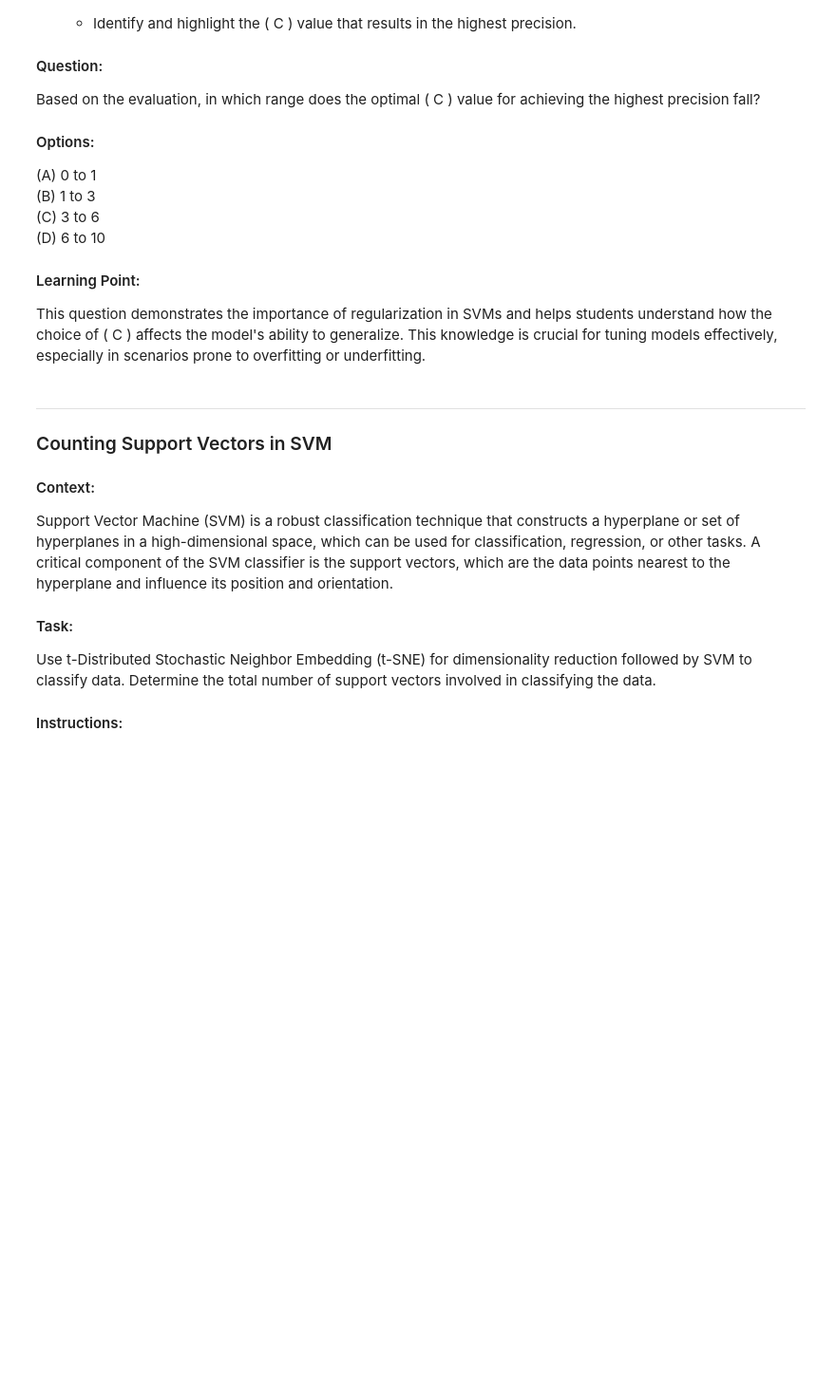
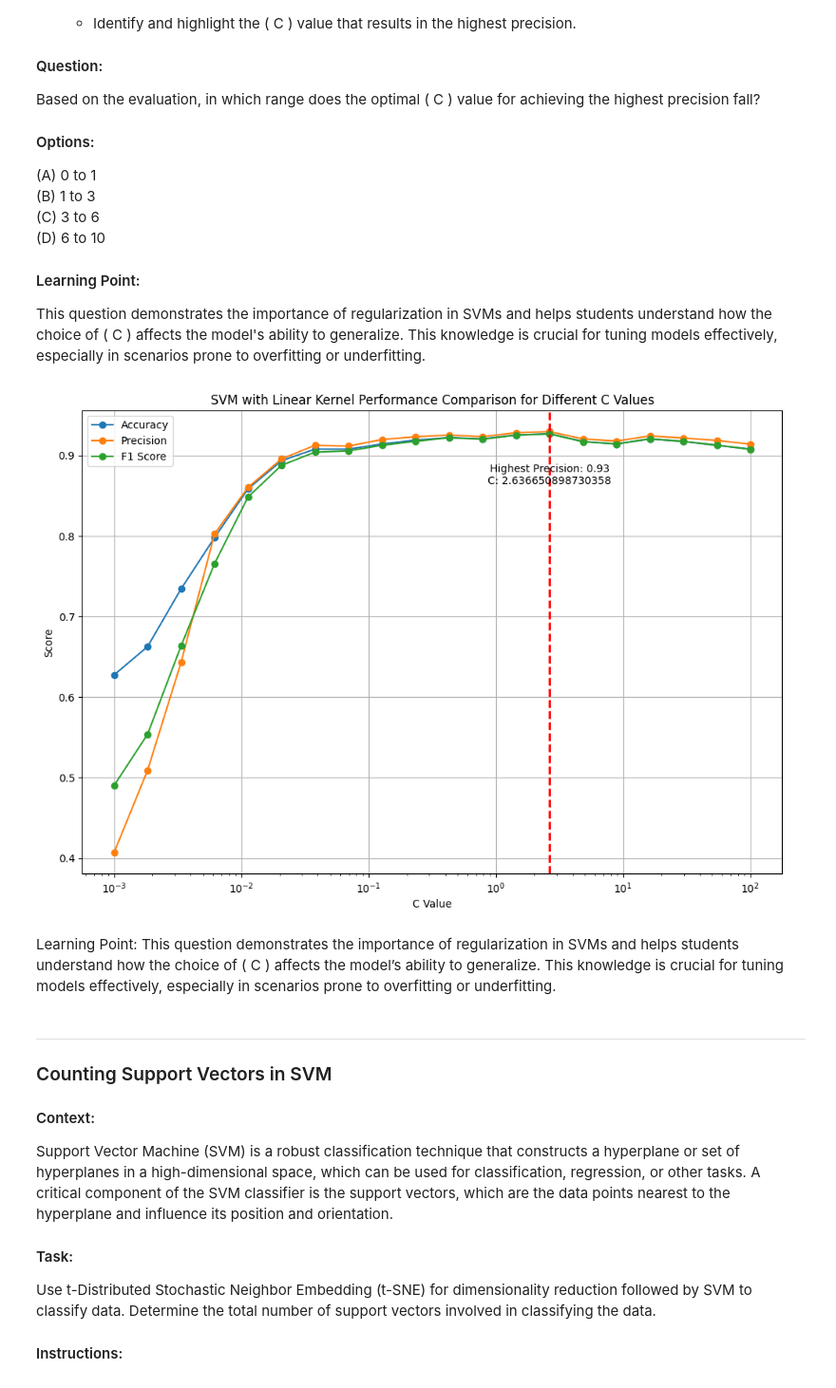
Before and after one commit to LakshArora2/Spoon-Knife, a Jupyter notebook: SVM_Case_Study.ipynb, the cells around one changed output. Shown at 95% size. Cells and saved outputs as stored; diff of their text form; code cells hidden in the pictures; blank space fills up the shorter version.

```diff
--- a/SVM_Case_Study.ipynb
+++ b/SVM_Case_Study.ipynb
@@ -619,9 +612,9 @@ Based on the evaluation, in which range does the optimal \( C \) value for achie
 This question demonstrates the importance of regularization in SVMs and helps students understand how the choice of \( C \) affects the model's ability to generalize. This knowledge is crucial for tuning models effectively, especially in scenarios prone to overfitting or underfitting.
 # %%
 # Set up the RFE with SVM as the estimator and select the top 16 features
-selector = RFE(SVC(_____='linear', random_state=42), ______=16, step=1)  # TODO: Specify the correct parameter names
-X_train_rfe = _____.fit_transform(X_train_scaled, y_train)  # TODO: Fit and transform the training data with RFE
-X_test_rfe = _____.transform(X_test_scaled)  # TODO: Transform the test data with RFE
+selector = RFE(SVC(kernel='linear', random_state=42), n_features_to_select=16, step=1)  # TODO: Specify the correct parameter names
+X_train_rfe = selector.fit_transform(X_train_scaled, y_train)  # TODO: Fit and transform the training data with RFE
+X_test_rfe = selector.transform(X_test_scaled)  # TODO: Transform the test data with RFE
 
 # Prepare cross-validation
 cv = StratifiedKFold(n_splits=5, shuffle=True, random_state=42)
@@ -633,43 +626,49 @@ precisions = []
 f1_scores = []
 
 for c in c_values:
-    svm_linear = ___(kernel='linear', ____=c, random_state=42)  # TODO: Initialize the SVC model with a linear kernel and the C parameter
+    svm_linear = SVC(kernel='linear', C=c, random_state=42)  # TODO: Initialize the SVC model with a linear kernel and the C parameter
 
     # Cross-validate the model using only the selected features by RFE
-    accuracy = np.mean(cross_val_score(_____, X_train_rfe, y_train, cv=cv, ____='accuracy'))  # TODO: Use cross_val_score to compute the mean accuracy
-    precision = np.mean(cross_val_score(svm_linear, ____, y_train, cv=cv, scoring='precision_weighted'))  # TODO: Compute the mean precision
-    f1 = np.___(cross_val_score(svm_linear, X_train_rfe, ____, __=cv, scoring='f1_weighted'))  # TODO: Compute the mean F1 score
+    accuracy = np.mean(cross_val_score(svm_linear, X_train_rfe, y_train, cv=cv, scoring='accuracy'))  # TODO: Use cross_val_score to compute the mean accuracy
+    precision = np.mean(cross_val_score(svm_linear, X_train_rfe, y_train, cv=cv, scoring='precision_weighted'))  # TODO: Compute the mean precision
+    f1 = np.mean(cross_val_score(svm_linear, X_train_rfe, y_train, cv=cv, scoring='f1_weighted'))  # TODO: Compute the mean F1 score
 
     # Store the scores
     accuracies.append(accuracy)
     precisions.append(precision)
     f1_scores.append(f1)
 
 # Find the index and value of the highest precision
-max_precision_index = np.____(precisions)  # TODO: Find the index of the maximum precision
+max_precision_index = np.argmax(precisions)  # TODO: Find the index of the maximum precision
 max_precision_value = precisions[max_precision_index]
 max_precision_c = c_values[max_precision_index]
 
 # Plotting the results
 plt.figure(figsize=(12, 8))
 plt.plot(c_values, accuracies, label='Accuracy', marker='o')
 plt.plot(c_values, precisions, label='Precision', marker='o')
 plt.plot(c_values, f1_scores, label='F1 Score', marker='o')
 
 # Highlighting the point with highest precision
 plt.scatter(max_precision_c, max_precision_value, color='red')  # Highlight the point
 plt.axvline(x=max_precision_c, color='r', linestyle='--', lw=2)  # Vertical line
 plt.annotate(f'Highest Precision: {max_precision_value:.2f}\nC: {max_precision_c}',
              (max_precision_c, max_precision_value),
              textcoords="offset points", xytext=(0, -50), ha='center')
 
 plt.xlabel('C Value')
 plt.ylabel('Score')
 plt.title('SVM with Linear Kernel Performance Comparison for Different C Values')
 plt.xscale('log')  # Using logarithmic scale for C values
 plt.legend()
 plt.grid(True)
 plt.show()
+# %% [output]
+[figure, added]
+# %% [markdown]
+Learning Point:
+This question demonstrates the importance of regularization in SVMs and helps students understand how the choice of ( C ) affects the model’s ability to generalize.
+This knowledge is crucial for tuning models effectively, especially in scenarios prone to overfitting or underfitting.
 # %% [markdown]
 
 
```
Also changed, not shown: parts of 11 cells of this notebook.
